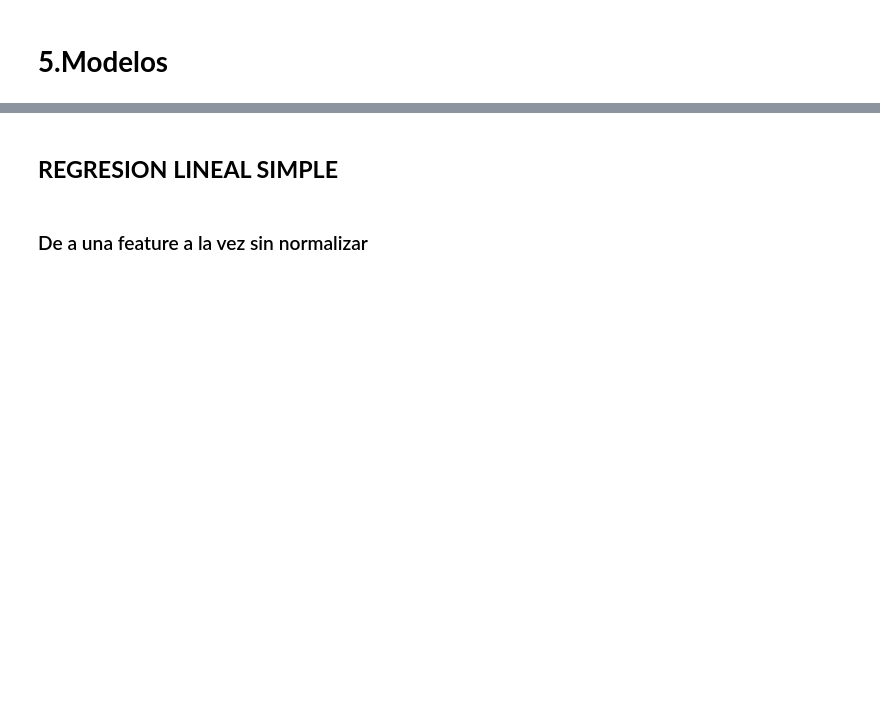
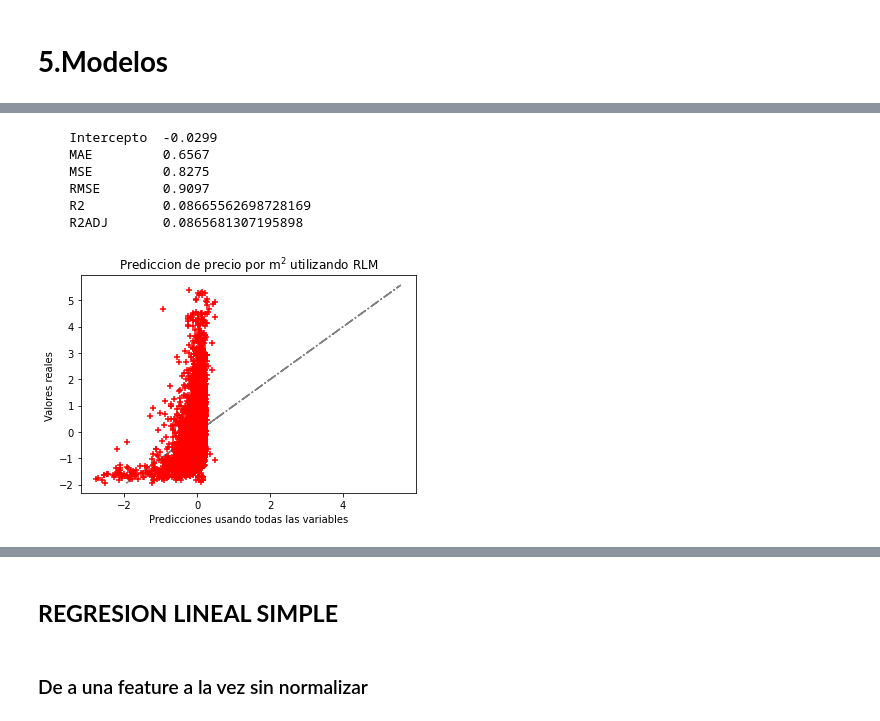
Before and after one commit to szl30n/ProyectosDHDS, a Jupyter notebook: TP2/Maela.ipynb, the cells around one changed output, grey strips where cells are left out. Cells and saved outputs as stored; diff of their text form; code cells hidden in the pictures; blank space fills up the shorter version.

```diff
--- a/TP2/Maela.ipynb
+++ b/TP2/Maela.ipynb
@@ -756,0 +907,14 @@ sns.histplot(model.resid, kde = False, stat = 'density', line_kws={'linewidth':5
+# %%
+feature_cols =['sup_total','sup_cubierta','habitaciones']
+xs_orig = preprocessing.scale(data[feature_cols])
+ys_orig = preprocessing.scale(data["precio_por_m2"])
+
+rlm_func(xs_orig,ys_orig)
+# %% [output]
+    Intercepto  -0.0299
+    MAE         0.6567
+    MSE         0.8275
+    RMSE        0.9097
+    R2          0.08665562698728169
+    R2ADJ       0.0865681307195898
+[figure, added]
```
Also changed, not shown: parts of 103 cells of this notebook.
